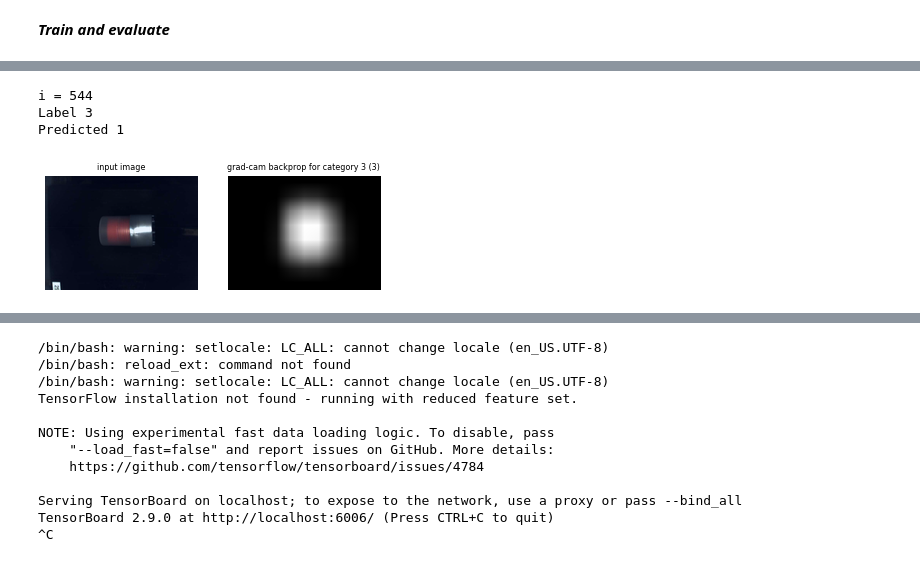
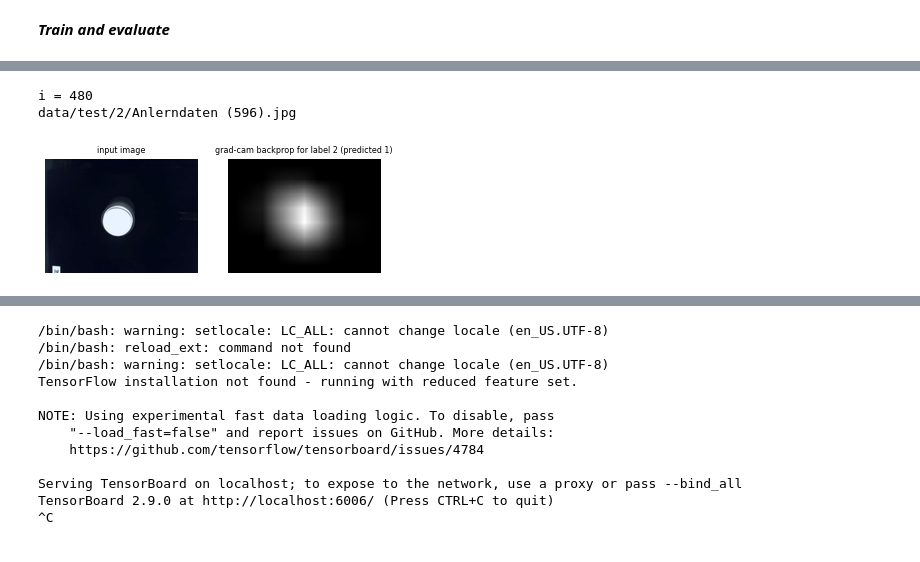
Before and after one commit to eismont21/AnomaliesRecycling, a Jupyter notebook: TransferLearning.ipynb, the cells around one changed output, grey strips where cells are left out. Saved outputs shown, nothing was run; the diff lists cells and outputs as text; code cells hidden in the pictures.

```diff
--- a/TransferLearning.ipynb
+++ b/TransferLearning.ipynb
@@ -130,6 +130,7 @@ def plot_example_custom(input,
                  saliency,
                  method,
                  category_id,
+                 prediction,
                  class_names,
                  show_plot=False,
                  save_path=None):
@@ -151,47 +152,48 @@ def plot_example_custom(input,
 
         plt.subplot(batch_size, 2, 2 + 2 * i)
         imsc(saliency[i], interpolation='none')
-        plt.title('{} for category {} ({})'.format(
-            method, class_names[class_i], class_i), fontsize=8)
+        plt.title('{} for label {} (predicted {})'.format(
+            method, class_names[class_i], prediction), fontsize=8)
 
     # Save figure if path is specified.
     if save_path:
         save_dir = os.path.dirname(os.path.abspath(save_path))
         # Create directory if necessary.
         if not os.path.exists(save_dir):
             os.makedirs(save_dir)
         ext = os.path.splitext(save_path)[1].strip('.')
         plt.savefig(save_path, format=ext, bbox_inches='tight')
 
     # Show plot if desired.
     if show_plot:
         plt.show()
 
 model_name = "ResNet18"
-model_ft = models.resnet18(pretrained=True)
+model_ft = models.resnet18()
 num_ftrs = model_ft.fc.in_features
 # Here the size of each output sample is set to 6, since we have 6 classes
 model_ft.fc = nn.Linear(num_ftrs, 6)
 model_ft.load_state_dict(torch.load("./models/"+model_name))
 #print(model_ft)
 # Obtain example data.
 import random
-#i = 100
 i = random.randint(0, len(image_datasets['test']))
+#i=31
 print("i =", i)
+print(image_datasets['test'].imgs[i][0])
 model, x, label = model_ft, image_datasets['test'][i][0].unsqueeze(0),image_datasets['test'][i][1]
 # Grad-CAM backprop.
-print("Label", label)
+#print("Label", label)
 
 input = image_datasets['test'][i][0]#.to('cuda')
 # label = label.to(device)
 output = model_ft(input.unsqueeze(0))
 _, pred = torch.max(output, 1)
-print("Predicted", pred.detach().numpy()[0])
+#print("Predicted", pred.detach().numpy()[0])
+prediction = pred.detach().numpy()[0]
 saliency = grad_cam(model, x, label, saliency_layer='layer4.1.conv2', resize=True)
-plot_example_custom(x, saliency, 'grad-cam backprop', label, class_names)
+plot_example_custom(x, saliency, 'grad-cam backprop', label, prediction, class_names)
 # %% [output]
-i = 544
-Label 3
-Predicted 1
+i = 480
+data/test/2/Anlerndaten (596).jpg
-[figure, old version]
+[figure, new version]
```
Also changed, not shown: parts of 11 cells of this notebook, 1 other file.
